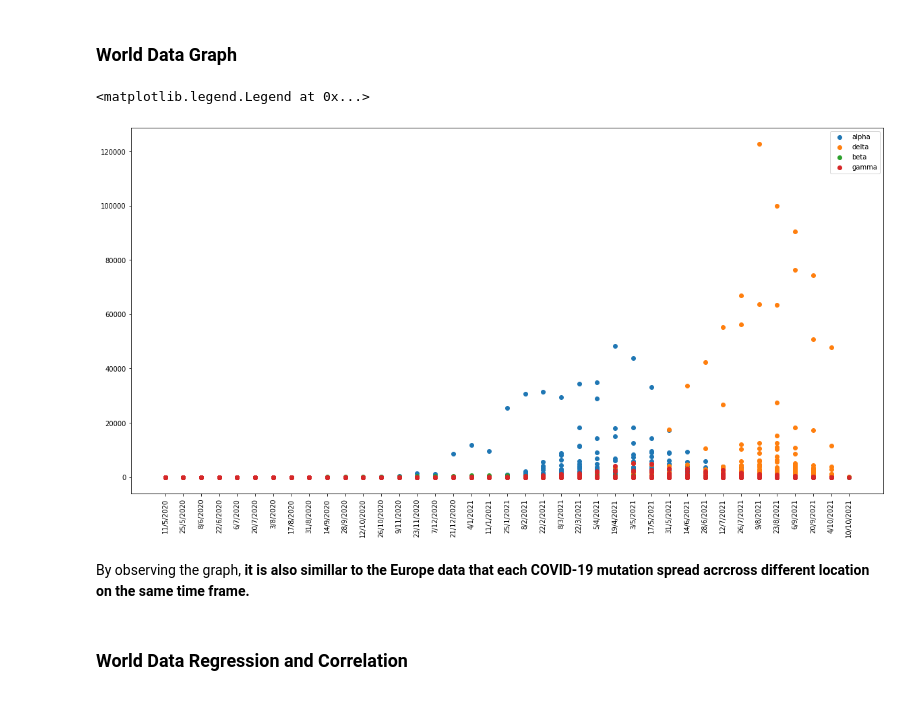
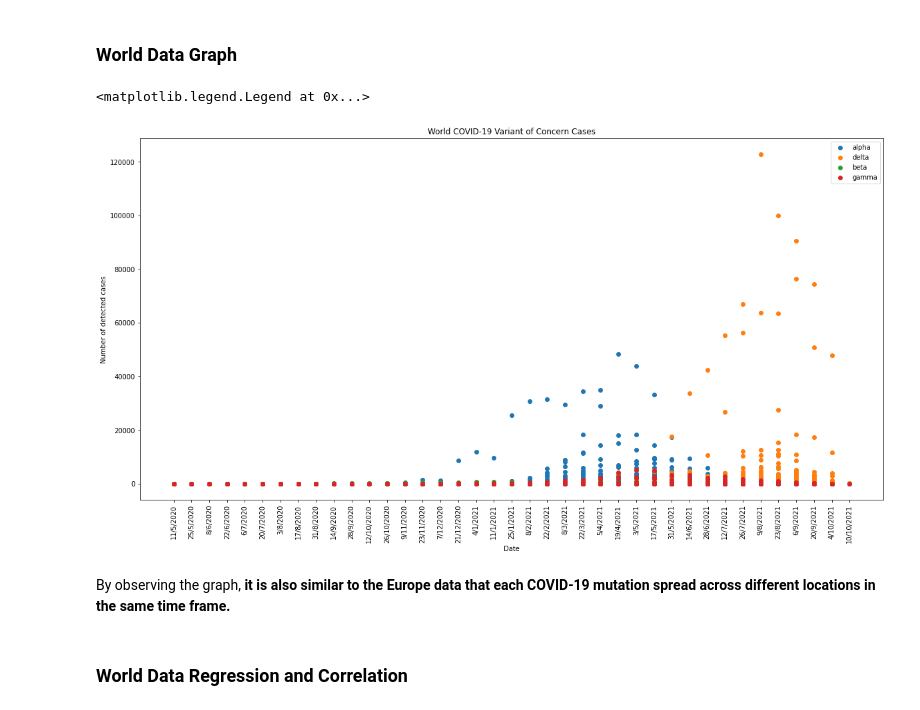
Before and after one commit to ssuntoso/stat1005-covid19-loc-time, a Jupyter notebook: Analysis_code.ipynb, the cells around one changed output. Cells and saved outputs as stored; diff of their text form; code cells hidden in the pictures.

```diff
--- a/Analysis_code.ipynb
+++ b/Analysis_code.ipynb
@@ -342,16 +353,19 @@ Further strengthening the fact that **the outbreak of each variant mostly happen
 # %%
 plt.figure(figsize=(20, 10))
 plt.xticks(rotation=90)
+plt.xlabel("Date")
+plt.ylabel("Number of detected cases")
+plt.title("World COVID-19 Variant of Concern Cases")
 plt.scatter(world_data_alpha.date, world_data_alpha.num_sequences, label="alpha")
 plt.scatter(world_data_delta.date, world_data_delta.num_sequences, label="delta")
 plt.scatter(world_data_beta.date, world_data_beta.num_sequences, label="beta")
 plt.scatter(world_data_gamma.date, world_data_gamma.num_sequences, label="gamma")
 plt.legend()
 # %% [output]
 <matplotlib.legend.Legend at 0x...>
-[figure, old version]
+[figure, new version]
 # %% [markdown]
-By observing the graph, **it is also simillar to the Europe data that each COVID-19 mutation spread acrcross different location on the same time frame.**
+By observing the graph, **it is also similar to the Europe data that each COVID-19 mutation spread across different locations in the same time frame.**
 # %% [markdown]
 ### World Data Regression and Correlation
 # %%
```
Also changed, not shown: parts of 21 cells of this notebook, 2 other files.
